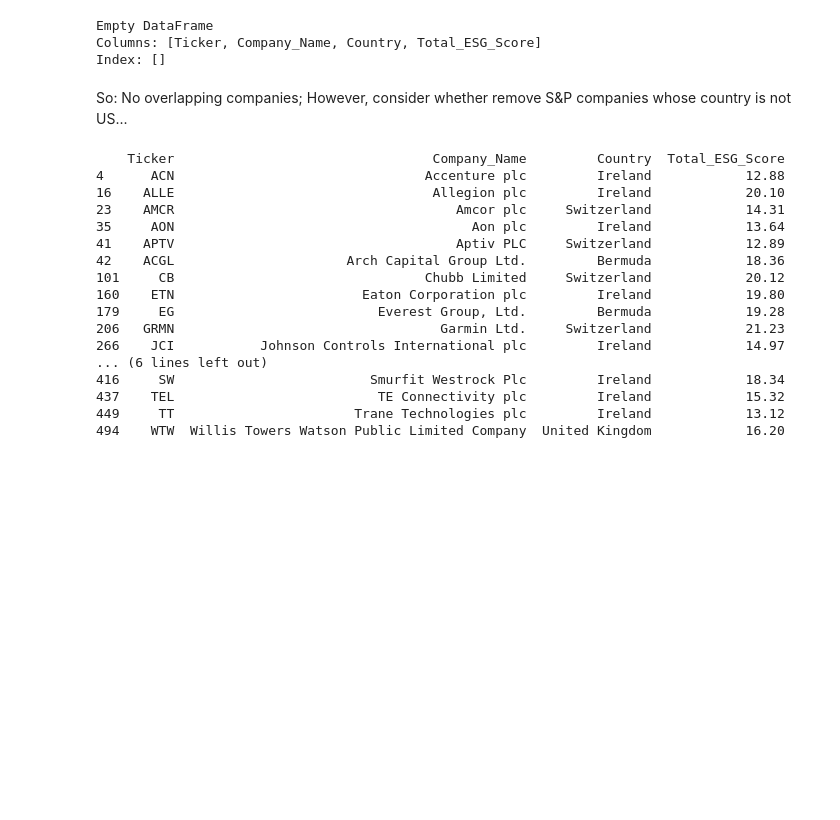
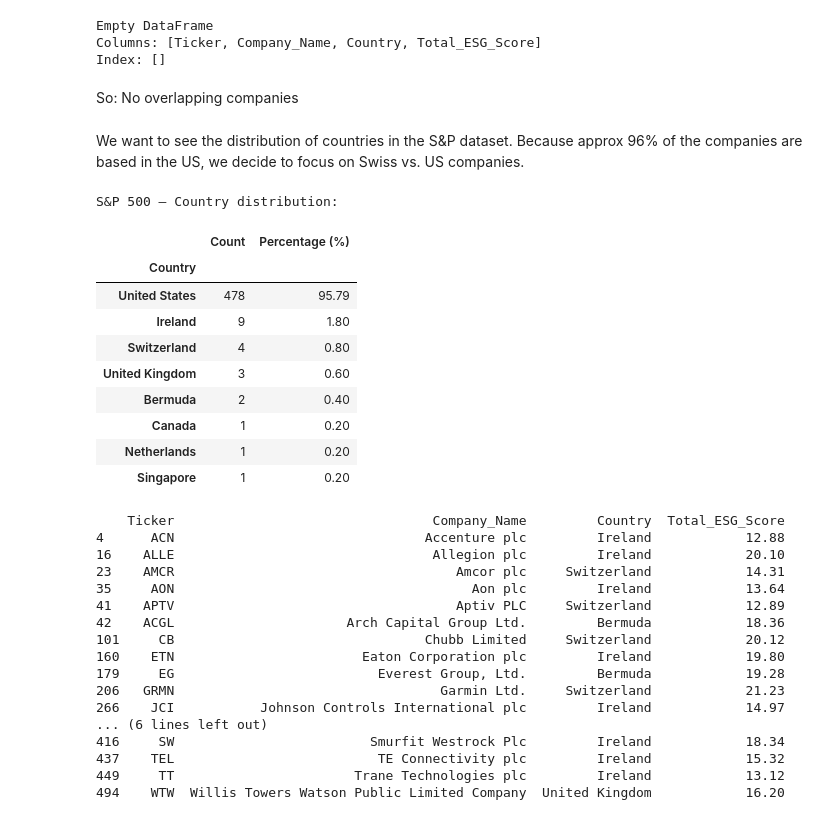
Before and after one commit to Biaancabe/W.MSCIDS_CIP02.H25_BB_MT_XS, a Jupyter notebook: Data Prep.ipynb, the cells around one changed output. Cells and saved outputs as stored; diff of their text form; code cells hidden in the pictures; blank space fills up the shorter version.

```diff
--- a/Data Prep.ipynb
+++ b/Data Prep.ipynb
@@ -208,7 +230,32 @@ Empty DataFrame
 Columns: [Ticker, Company_Name, Country, Total_ESG_Score]
 Index: []
 # %% [markdown]
-So: No overlapping companies; However, consider whether remove S&P companies whose country is not US...
+So: No overlapping companies
+# %% [markdown]
+We want to see the distribution of countries in the S&P dataset. Because approx 96% of the companies are based in the US, we decide to focus on Swiss vs. US companies.
+# %%
+country_counts = sp500_esg['Country'].value_counts(dropna=False)
+country_pct = (country_counts / len(sp500_esg) * 100).round(2)
+
+country_summary = pd.DataFrame({
+    'Count': country_counts,
+    'Percentage (%)': country_pct
+})
+
+print("S&P 500 — Country distribution:")
+display(country_summary)
+# %% [output]
+S&P 500 — Country distribution:
+|  | Count | Percentage (%) |
+| Country |  |  |
+| United States | 478 | 95.79 |
+| Ireland | 9 | 1.80 |
+| Switzerland | 4 | 0.80 |
+| United Kingdom | 3 | 0.60 |
+| Bermuda | 2 | 0.40 |
+| Canada | 1 | 0.20 |
+| Netherlands | 1 | 0.20 |
+| Singapore | 1 | 0.20 |
 # %%
 sp500_nonUS = sp500_esg[sp500_esg["Country"] != "United States"]
 print(sp500_nonUS[['Ticker', 'Company_Name', 'Country', 'Total_ESG_Score']].to_string())
```
Also changed, not shown: parts of 43 cells of this notebook.
